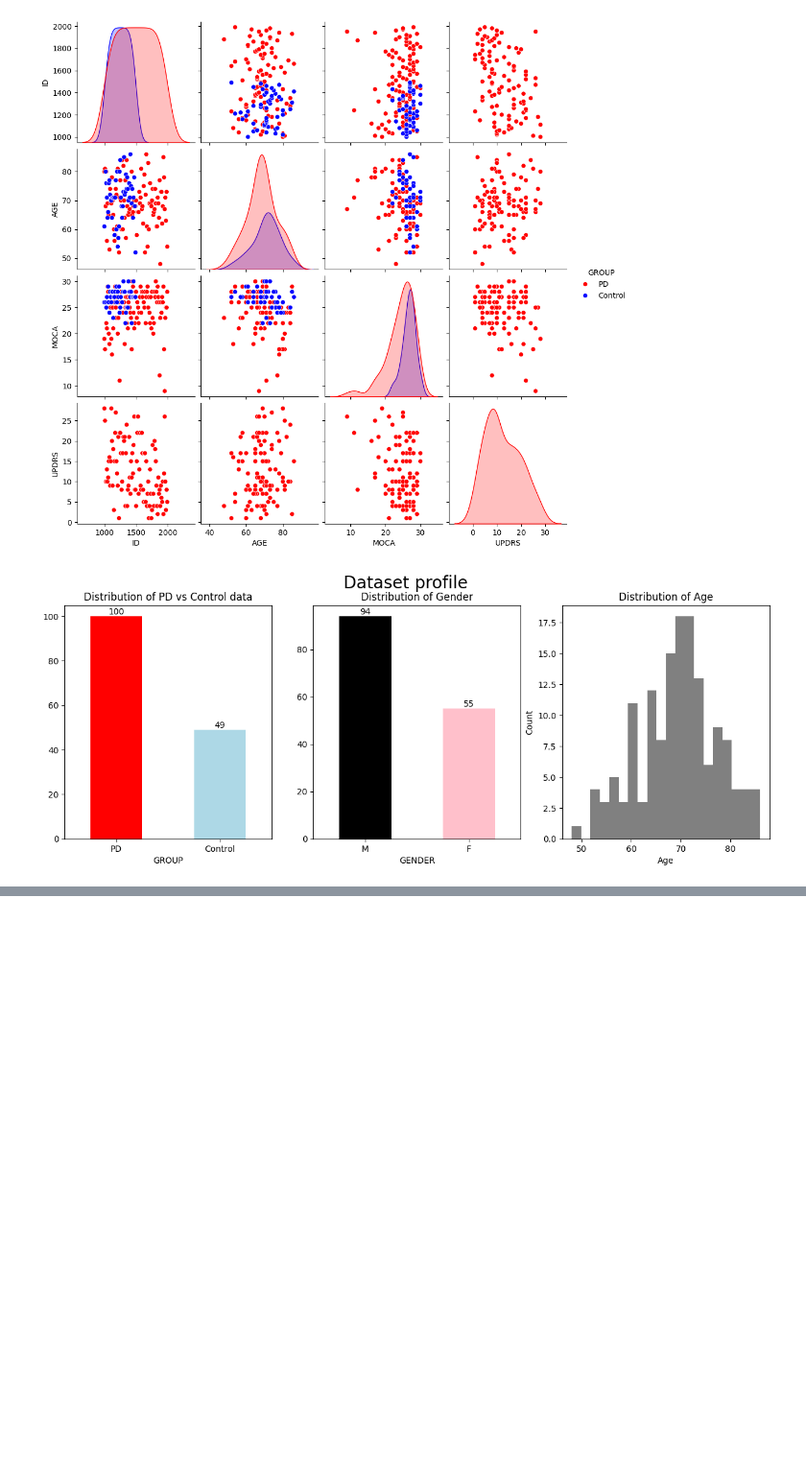
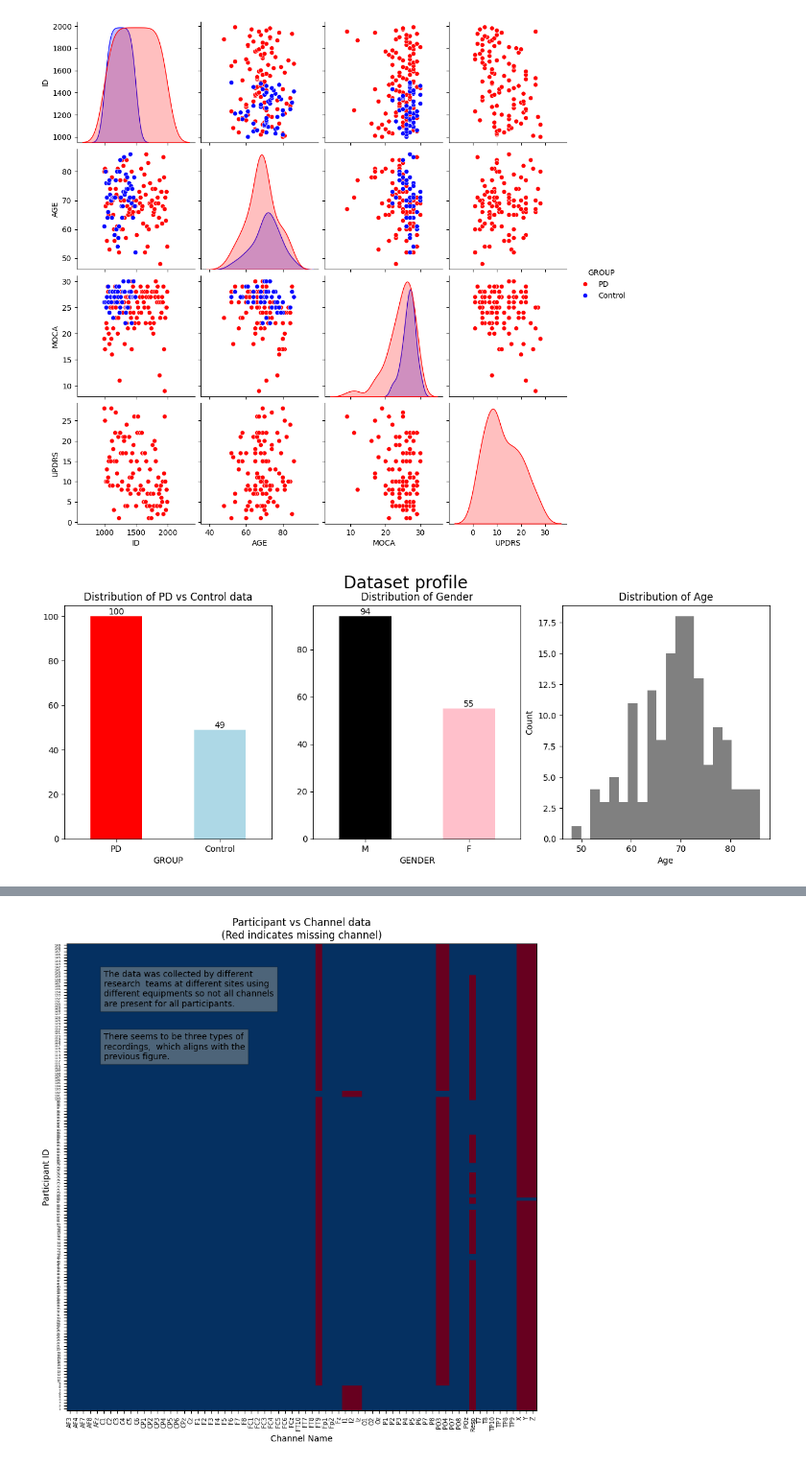
Before and after one commit to Nobi004/Parkinson_disease-EEG_Data_Analysis, a Jupyter notebook: main.ipynb, the cells around one changed output, grey strips where cells are left out. Shown at 96% size. Drawn from its saved outputs; the diff is of its cells as text; code cells hidden in the pictures; blank space fills up the shorter version.

```diff
--- a/main.ipynb
+++ b/main.ipynb
@@ -291,0 +345,68 @@ plt.show()
+# %%
+# Create a dataframe indicationg wheather a channel is presence for a participant
+from matplotlib import ticker
+holder_for_df = []
+holder_paricipant_id = []
+
+for idx ,filepath in tqdm(enumerate(filePaths),total=len(filePaths),desc="Reading data"):
+    holder_ch_name_presence = []
+    raw = mne.io.read_raw_eeglab(filepath)
+    ch_names = raw.ch_names
+    participant_id = filepath.stem[:7]
+    holder_paricipant_id.append(participant_id)
+    for ch_name in all_ch_names:
+        holder_ch_name_presence.append(ch_name in ch_names)
+    holder_for_df.append(holder_ch_name_presence)
+
+df_ch_name_presence = pd.DataFrame(holder_for_df)
+df_ch_name_presence['participant_id'] = holder_paricipant_id
+df_ch_name_presence= df_ch_name_presence.set_index("participant_id").sort_index()
+df_ch_name_presence.columns = all_ch_names
+df_ch_name_presence = df_ch_name_presence[sorted(all_ch_names)]
+
+# Plot the figure
+fig, ax = plt.subplots(figsize=(10,10))
+ax.imshow(df_ch_name_presence.to_numpy(),aspect='auto',cmap='RdBu',origin='lower')
+
+labels = df_ch_name_presence.columns
+positions = range(0,len(labels),1)
+
+ax.xaxis.set_major_locator(ticker.FixedLocator(positions))
+ax.xaxis.set_major_formatter(ticker.FixedFormatter(labels))
+
+ax.yaxis.set_major_locator(ticker.FixedLocator(range(0,df_ch_name_presence.shape[0],1)))
+ax.yaxis.set_major_formatter(ticker.FixedFormatter(range(1,df_ch_name_presence.shape[0]+1,1)))
+
+ax.tick_params(axis='x',rotation=90,labelsize=7)
+ax.tick_params(axis='y',labelsize=4)
+
+ax.set_title("Participant vs Channel data\n(Red indicates missing channel)")
+ax.set_ylabel("Participant ID")
+ax.set_xlabel("Channel Name")
+
+# Add annotation
+text_annotation = """The data was collected by different research
+teams at different sites using different equipments so not all channels
+are present for all participants."""
+
+ax.annotate(
+    textwrap.fill(text_annotation,40),
+    (5,140),
+    verticalalignment='top',
+    color='black',
+    bbox=dict(facecolor='wheat',alpha=0.3)
+)
+
+text_annotation = """There seems to be three types of recordings,
+which aligns with the previous figure."""
+ax.annotate(
+    textwrap.fill(text_annotation, 40),
+    (5, 120),
+    verticalalignment="top",
+    color='black',
+    bbox=dict(facecolor='wheat', alpha=0.3)
+)
+
+plt.show()
+# %% [output]
+[figure, added]
```
Also changed, not shown: parts of 1 cell of this notebook, 2 other files.
